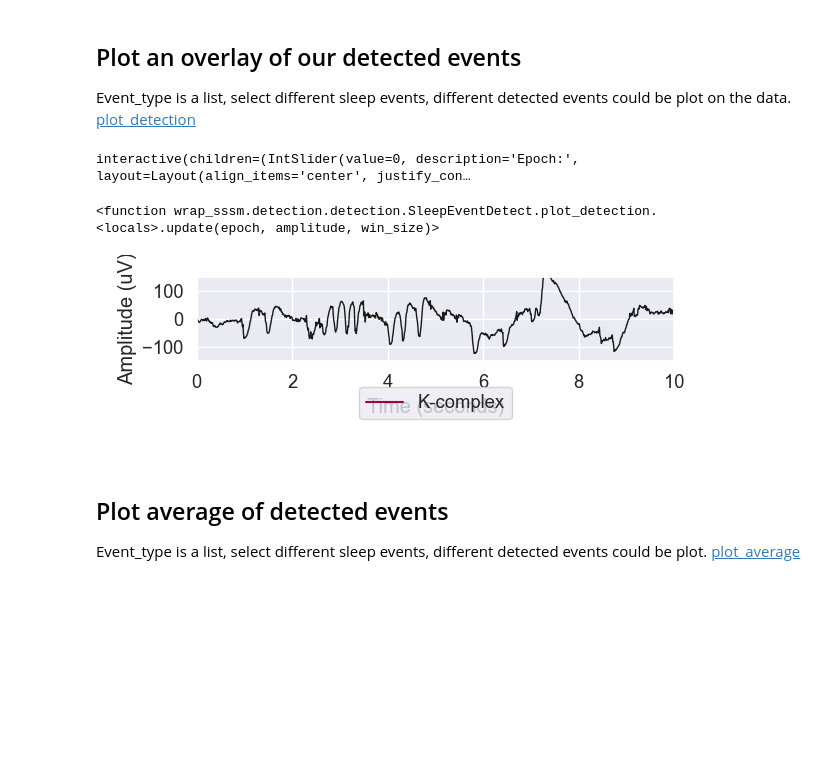
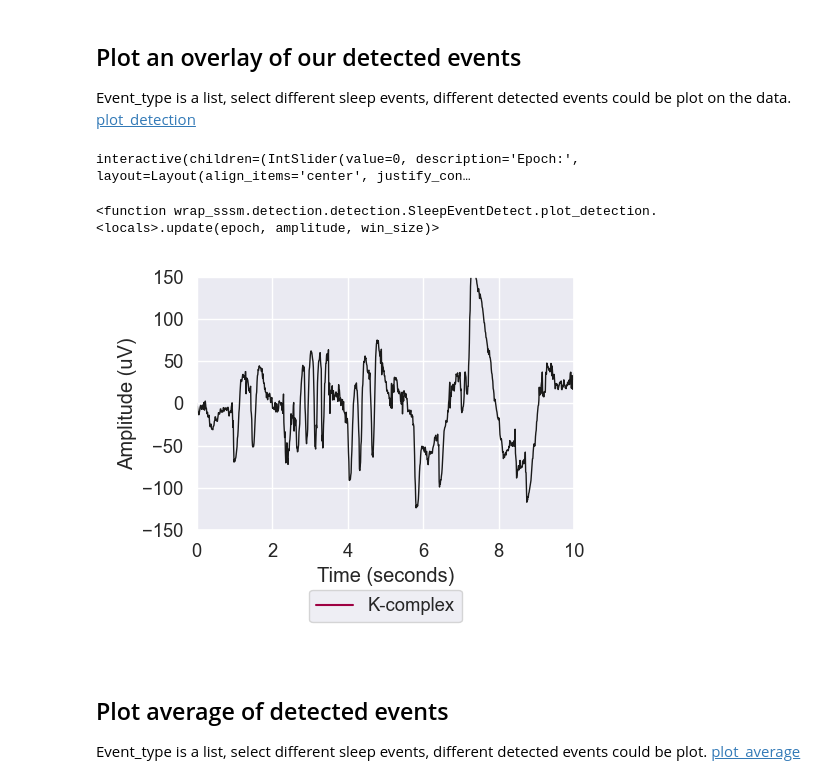
Before and after one commit to didi226/Sleep-Semantic-Segmentation, a Jupyter notebook: docs/source/example/test_wrap_sssm.ipynb, the cells around one changed output. Saved outputs shown, nothing was run; the diff lists cells and outputs as text; code cells hidden in the pictures; blank space fills up the shorter version.

```diff
--- a/docs/source/example/test_wrap_sssm.ipynb
+++ b/docs/source/example/test_wrap_sssm.ipynb
@@ -110,11 +107,12 @@ See the caveats in the documentation: https://pandas.pydata.org/pandas-docs/stab
 ## Plot an overlay of our detected events
  Event_type is a list, select different sleep events, different  detected events could be plot on the data. [plot_detection](https://sleep-semantic-segmentation.readthedocs.io/en/latest/_modules/wrap_sssm/detection/detection.html#SleepEventDetect.plot_detection)
 # %%
-sp.plot_detection(event_type=['K-complex'],figsize=(6, 2))
+%matplotlib widget
+sp.plot_detection(event_type=['K-complex'],figsize=(5, 4))
 # %% [output]
 interactive(children=(IntSlider(value=0, description='Epoch:', layout=Layout(align_items='center', justify_con…
 <function wrap_sssm.detection.detection.SleepEventDetect.plot_detection.<locals>.update(epoch, amplitude, win_size)>
-[figure, old version]
+[figure, new version]
 # %% [markdown]
 ## Plot average of  detected events
  Event_type is a list, select different sleep events, different  detected events could be plot. [plot_average](https://sleep-semantic-segmentation.readthedocs.io/en/latest/_modules/wrap_sssm/detection/detection.html#SleepEventDetect.plot_average)
```
Also changed, not shown: parts of 5 cells of this notebook, 1 other file.
